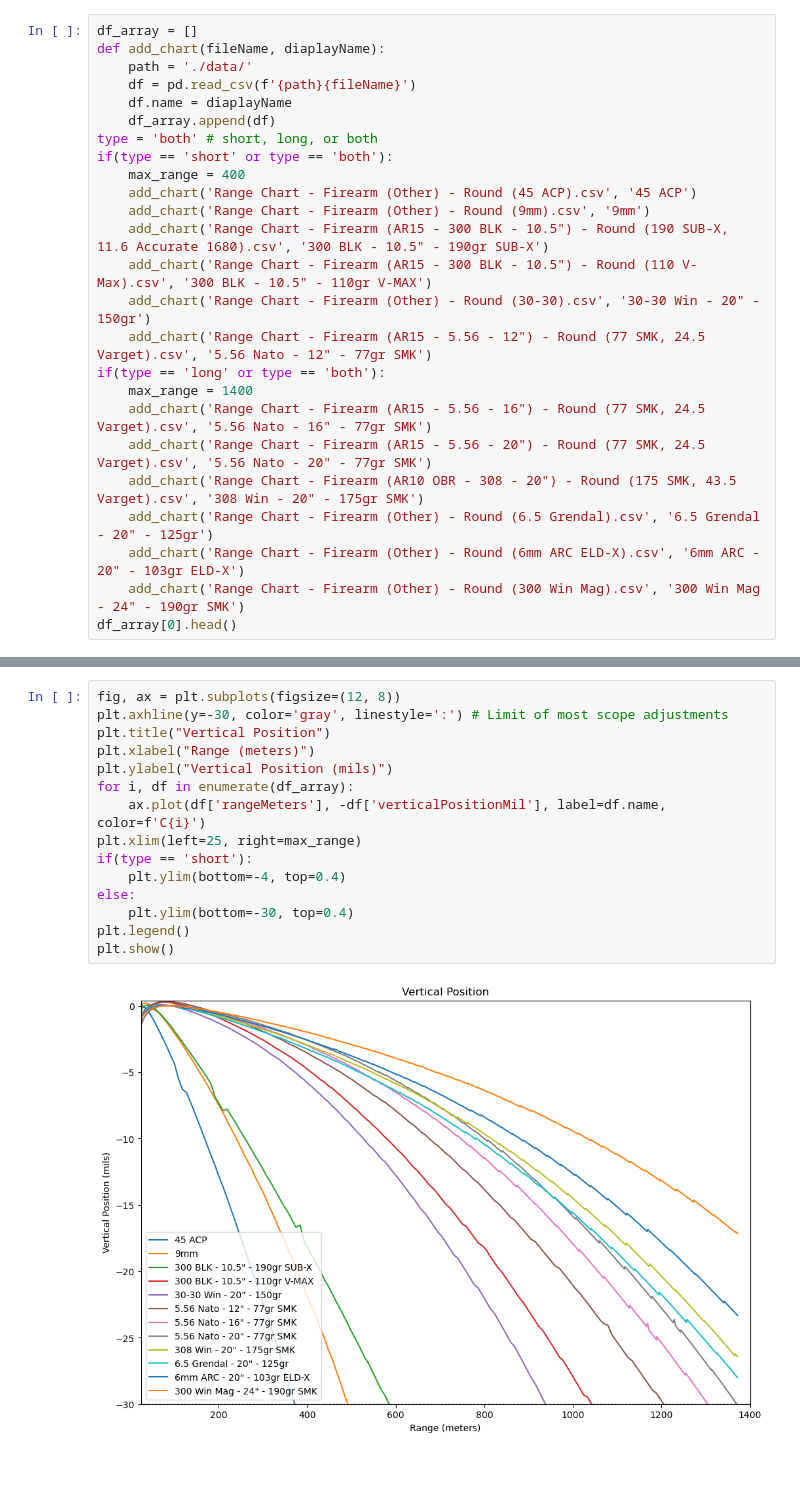
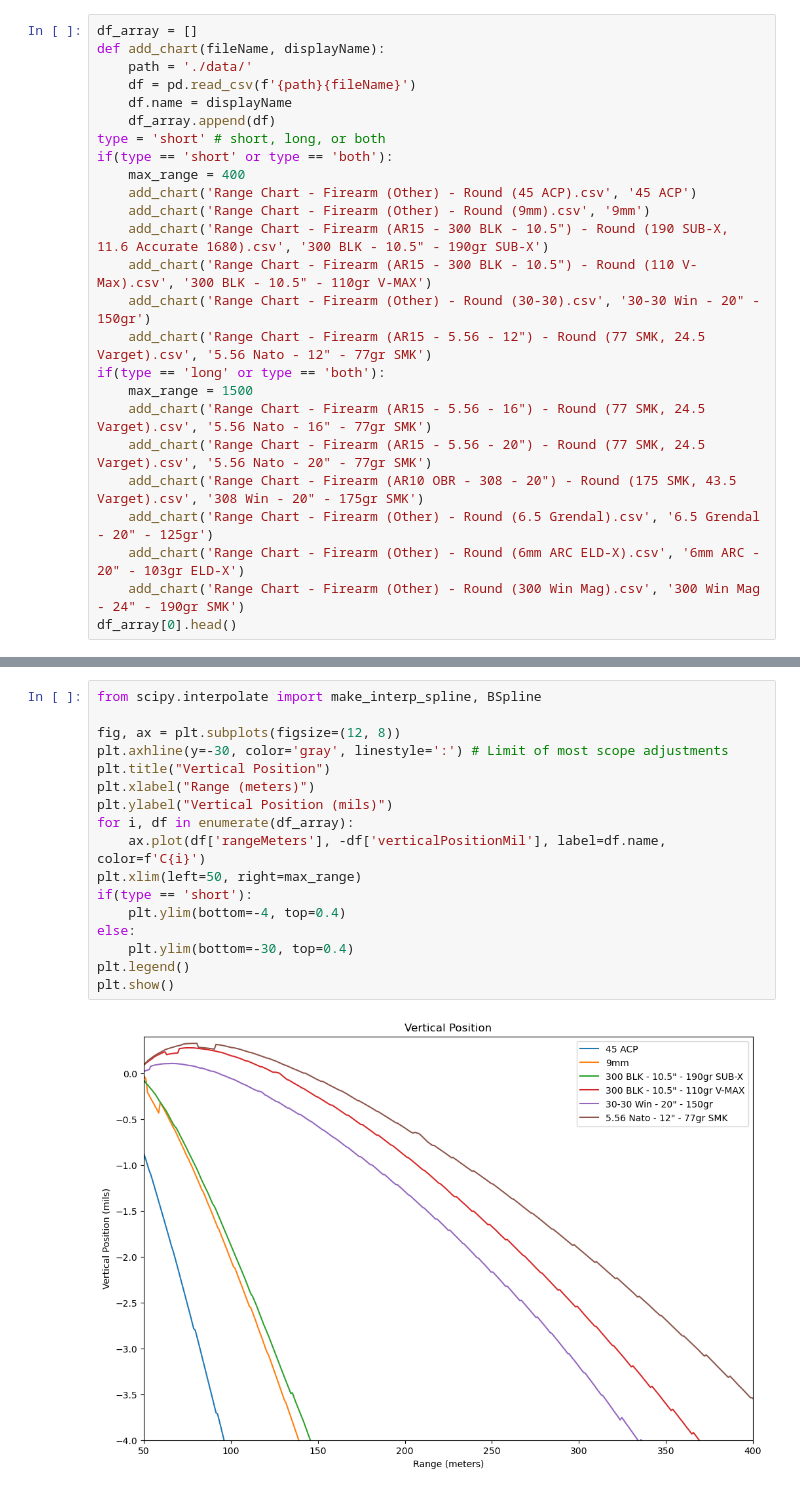
Before and after one commit to PaulGilchrist/ballistics-chart, a Jupyter notebook: report.ipynb, the cells around one changed output, grey strips where cells are left out. Drawn from its saved outputs; the diff is of its cells as text.

```diff
--- a/report.ipynb
+++ b/report.ipynb
@@ -7,12 +6,12 @@ import pandas as pd
 pd.set_option("display.max_columns", None)
 # %%
 df_array = []
-def add_chart(fileName, diaplayName):
+def add_chart(fileName, displayName):
     path = './data/'
     df = pd.read_csv(f'{path}{fileName}')
-    df.name = diaplayName
+    df.name = displayName
     df_array.append(df)
-type = 'both' # short, long, or both
+type = 'short' # short, long, or both
 if(type == 'short' or type == 'both'):
     max_range = 400
     add_chart('Range Chart - Firearm (Other) - Round (45 ACP).csv', '45 ACP')
@@ -22,7 +21,7 @@ if(type == 'short' or type == 'both'):
     add_chart('Range Chart - Firearm (Other) - Round (30-30).csv', '30-30 Win - 20" - 150gr')
     add_chart('Range Chart - Firearm (AR15 - 5.56 - 12") - Round (77 SMK, 24.5 Varget).csv', '5.56 Nato - 12" - 77gr SMK')
 if(type == 'long' or type == 'both'):
-    max_range = 1400
+    max_range = 1500
     add_chart('Range Chart - Firearm (AR15 - 5.56 - 16") - Round (77 SMK, 24.5 Varget).csv', '5.56 Nato - 16" - 77gr SMK')
     add_chart('Range Chart - Firearm (AR15 - 5.56 - 20") - Round (77 SMK, 24.5 Varget).csv', '5.56 Nato - 20" - 77gr SMK')
     add_chart('Range Chart - Firearm (AR10 OBR - 308 - 20") - Round (175 SMK, 43.5 Varget).csv', '308 Win - 20" - 175gr SMK')
@@ -56,20 +55,22 @@ plt.show()
 # %%
+from scipy.interpolate import make_interp_spline, BSpline
+
 fig, ax = plt.subplots(figsize=(12, 8))
 plt.axhline(y=-30, color='gray', linestyle=':') # Limit of most scope adjustments
 plt.title("Vertical Position")
 plt.xlabel("Range (meters)")
 plt.ylabel("Vertical Position (mils)")
 for i, df in enumerate(df_array):
     ax.plot(df['rangeMeters'], -df['verticalPositionMil'], label=df.name, color=f'C{i}')
-plt.xlim(left=25, right=max_range)
+plt.xlim(left=50, right=max_range)
 if(type == 'short'):
     plt.ylim(bottom=-4, top=0.4)
 else:
     plt.ylim(bottom=-30, top=0.4)
 plt.legend()
 plt.show()
 # %% [output]
-[figure, old version]
+[figure, new version]
 # %%
 fig, ax = plt.subplots(figsize=(12, 8))
 plt.title("Energy")
```
Also changed, not shown: parts of 4 cells of this notebook, 9 other files.
